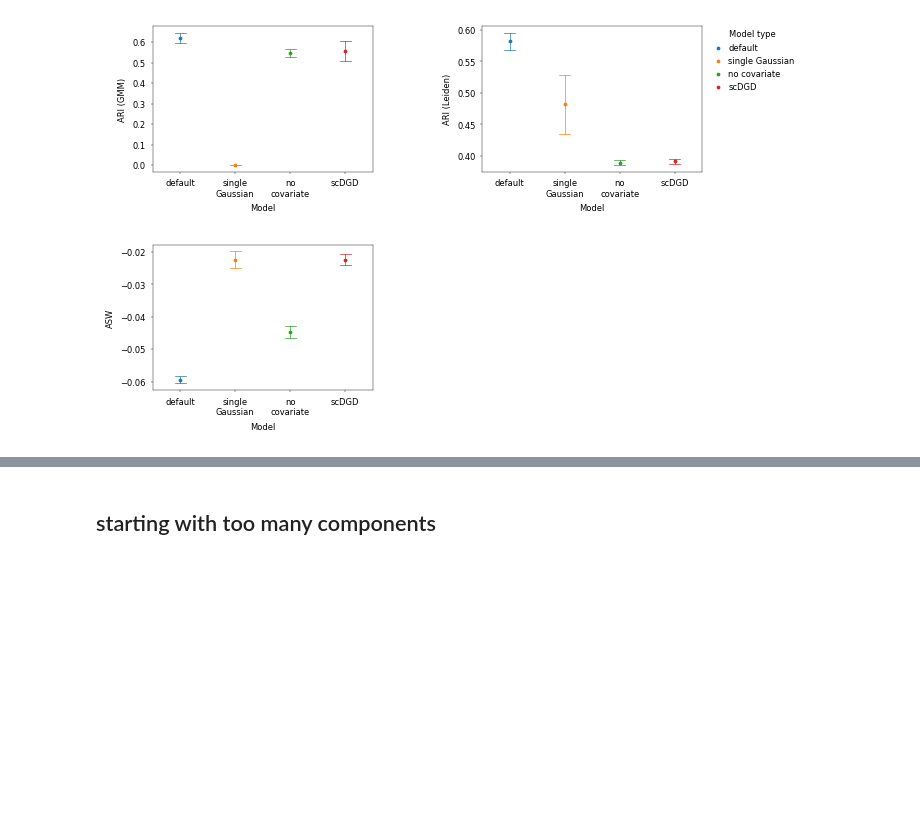
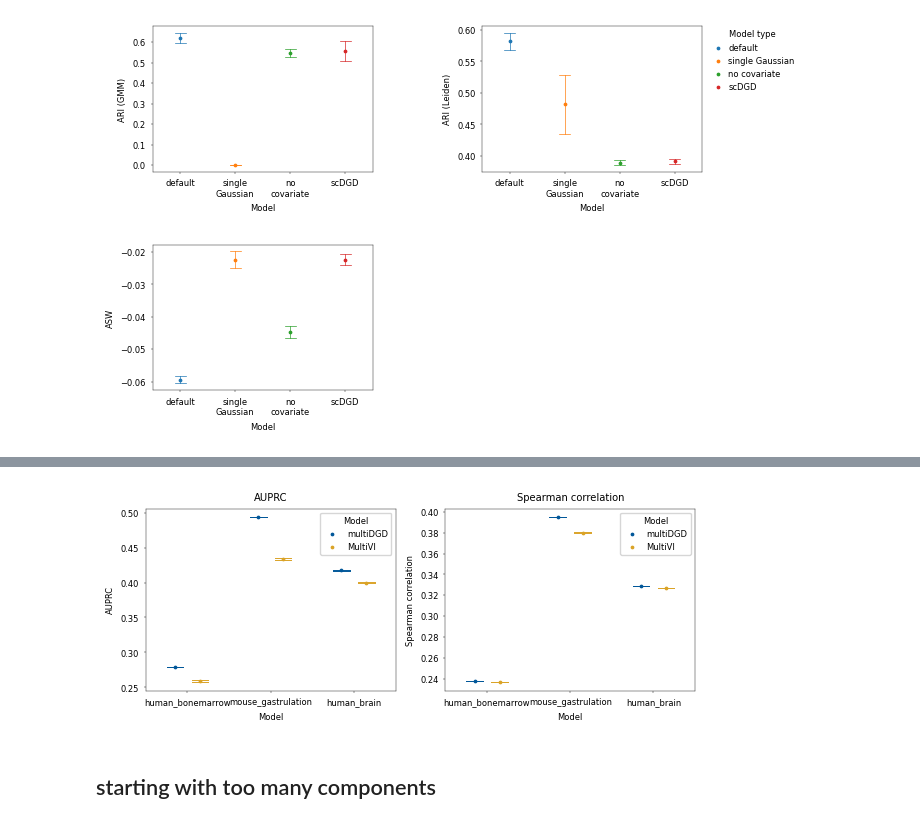
Before and after one commit to Center-for-Health-Data-Science/multiDGD_paper, a Jupyter notebook: experiments/test_notebooks/new_figures_tests.ipynb, the cells around one changed output, grey strips where cells are left out. Drawn from its saved outputs; the diff is of its cells as text; code cells hidden in the pictures; blank space fills up the shorter version.

```diff
--- a/experiments/test_notebooks/new_figures_tests.ipynb
+++ b/experiments/test_notebooks/new_figures_tests.ipynb
@@ -415,11 +418,11 @@ from itertools import combinations
 import scipy.stats
 
 models = sample_errors['model'].unique()
-batches = sample_errors['batch'].unique()
+batches = gene_errors['batch'].unique()
 significance_dict = {}
 
 for batch in batches:
-    data_batch = sample_errors[sample_errors['batch'] == batch]
+    data_batch = gene_errors[sample_errors['batch'] == batch]
     for model1, model2 in combinations(models, 2):
         group1 = data_batch[data_batch['model'] == model1]['rna_mean']
         group2 = data_batch[data_batch['model'] == model2]['rna_mean']
@@ -2569,0 +2601,7 @@ fig.savefig(os.path.join(plot_path, "performance_human_bonemarrow_clustering_met
+# %%
+mean_expression_cell = data.X[test_indices,:].sum(axis=1)
+# %%
+test_indices = list(np.where(data.obs["train_val_test"] == "test")[0])
+celltypes = data.obs["cell_type"].values[test_indices]
+# get the mean expression of the features
+mean_expression = np.asarray(data.X.mean(axis=0)).flatten()
@@ -2569,0 +3411,6 @@ fig.savefig(os.path.join(plot_path, "performance_human_bonemarrow_clustering_met
+# %%
+# compare performance between normal multiDGD, multiDGD with a single Gaussian, multiDGD without covariate modeling, and scDGD
+
+random_seeds = [0, 37, 8790]*3
+data_names = ["human_bonemarrow"]*3 + ["mouse_gastrulation"]*3 + ["human_brain"]*3
+n_components = [22, 22, 22, 37, 37, 37, 16, 16, 16]
@@ -2570,3 +3474,58 @@ fig.savefig(os.path.join(plot_path, "performance_human_bonemarrow_clustering_met
+# %%
+# make a pointplot for the AUPRC and Spearman correlation
+
+fig = plt.figure(figsize=(18 * cm, 6 * cm))
+gs = gridspec.GridSpec(1, 2)
+
+ax_list = []
+
+# AUPRC
+ax_list.append(fig.add_subplot(gs[0, 0]))
+sns.pointplot(
+    x="Data",
+    y="auprc",
+    hue="Model",
+    data=df_a_s,
+    ax=ax_list[-1],
+    palette=palette_3colrs,
+    errorbar="se",
+    dodge=0.3,
+    markers=".",
+    linestyles="",
+    scale=pointplot_scale,
+    errwidth=pointplot_errwidth,
+    capsize=pointplot_capsize,
+)
+#ax_list[-1].set_ylim(0, 1)
+ax_list[-1].set_ylabel("AUPRC")
+ax_list[-1].set_xlabel("Model")
+ax_list[-1].set_title("AUPRC")
+
+# Spearman
+ax_list.append(fig.add_subplot(gs[0, 1]))
+sns.pointplot(
+    x="Data",
+    y="spearman",
+    hue="Model",
+    data=df_a_s,
+    ax=ax_list[-1],
+    palette=palette_3colrs,
+    errorbar="se",
+    dodge=0.3,
+    markers=".",
+    linestyles="",
+    scale=pointplot_scale,
+    errwidth=pointplot_errwidth,
+    capsize=pointplot_capsize,
+)
+#ax_list[-1].set_ylim(0, 1)
+ax_list[-1].set_ylabel("Spearman correlation")
+ax_list[-1].set_xlabel("Model")
+ax_list[-1].set_title("Spearman correlation")
+
+plt.show()
+# %% [output]
+[figure, added]
 # %% [markdown]
 ## starting with too many components
 # %%
```
Also changed, not shown: parts of 40 cells of this notebook, 28 other files.
